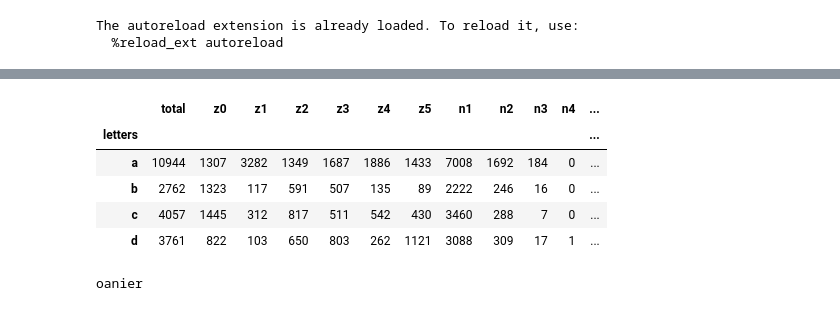
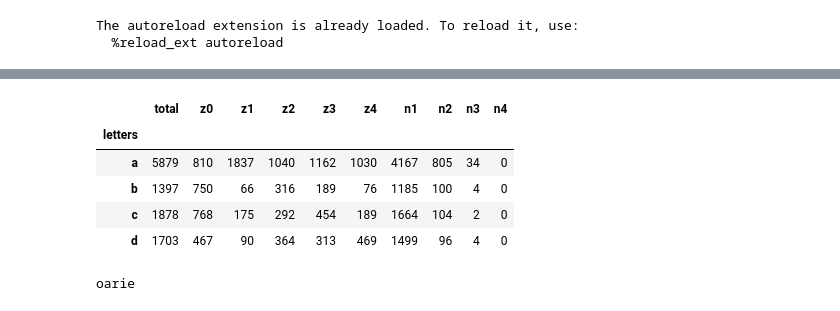
Before and after one commit to mwalpole/makewords, a Jupyter notebook: notebooks/notebook-wordle.ipynb, the cells around one changed output, grey strips where cells are left out. Saved outputs shown, nothing was run; the diff lists cells and outputs as text; code cells hidden in the pictures.

```diff
--- a/notebooks/notebook-wordle.ipynb
+++ b/notebooks/notebook-wordle.ipynb
@@ -34,8 +35,9 @@ from itertools import chain
 import numpy as np
 import pandas as pd
 
-zs = ['z{}'.format(n) for n in range(6)]  # for counting appearances, index 0-5
-ns = ['n{}'.format(n) for n in range(1,7)]  # for counting n appearances per word
+N = 5  # target words with this number of letters
+zs = ['z{}'.format(n) for n in range(N)]  # for counting appearances, index 0-5
+ns = ['n{}'.format(n) for n in range(1,N)]  # for counting n appearances per word
 
 def get_clean_df():
     df = pd.DataFrame(
@@ -63,42 +65,48 @@ df.head(4)
 # %%
 # Begin analysis
 import collections
 
-# Write this out to a file
-six_letter_words = [word.lower() for word in words.words() if len(word)==6]
+# TODO Clean and cache this
+nl_words = [word.lower() for word in words.words() if len(word)==N]
 
 def get_possible_words(df, letters=None, words=None):
-    for word in six_letter_words:
+    for word in nl_words:
         if letters is not None:
             for letter in letters:
                 if letter not in word:
                     continue
         for i,j in enumerate(word):
             df.loc[j]['total'] += 1          # count the word once
             df.loc[j]['z{}'.format(i)] += 1  # count each register
         letter_count = dict(collections.Counter(word))
         for letter,n in letter_count.items():
             df.loc[letter]['n{}'.format(n)] += 1  # count appearances per word
     return df
 
 df = get_possible_words(df)
 df.head(4)
 # %% [output]
-|  | total | z0 | z1 | z2 | z3 | z4 | z5 | n1 | n2 | n3 | n4 | ... |
-| letters |  |  |  |  |  |  |  |  |  |  |  | ... |
-| a | 10944 | 1307 | 3282 | 1349 | 1687 | 1886 | 1433 | 7008 | 1692 | 184 | 0 | ... |
-| b | 2762 | 1323 | 117 | 591 | 507 | 135 | 89 | 2222 | 246 | 16 | 0 | ... |
-| c | 4057 | 1445 | 312 | 817 | 511 | 542 | 430 | 3460 | 288 | 7 | 0 | ... |
-| d | 3761 | 822 | 103 | 650 | 803 | 262 | 1121 | 3088 | 309 | 17 | 1 | ... |
+|  | total | z0 | z1 | z2 | z3 | z4 | n1 | n2 | n3 | n4 |
+| letters |  |  |  |  |  |  |  |  |  |  |
+| a | 5879 | 810 | 1837 | 1040 | 1162 | 1030 | 4167 | 805 | 34 | 0 |
+| b | 1397 | 750 | 66 | 316 | 189 | 76 | 1185 | 100 | 4 | 0 |
+| c | 1878 | 768 | 175 | 292 | 454 | 189 | 1664 | 104 | 2 | 0 |
+| d | 1703 | 467 | 90 | 364 | 313 | 469 | 1499 | 96 | 4 | 0 |
 # %%
 def first_guess(df):
     # Take the most common letters
-    chars = df['total'].sort_values(axis='index', ascending=False).head(6).keys().to_list()
+    chars = (
+        df['total']
+        .sort_values(axis='index', ascending=False)
+        # .head(N)
+        .keys()
+        .to_list()
+    )
 
     # Find words containing the most common letters with no repeats
     occurrences_by_register = (
         df.sort_values(by='total', ascending=False)
-          .head(6)[zs]
+          .head(N)[zs]
           .stack()
           .sort_values(axis='index', ascending=False)
           .keys()
@@ -121,4 +129,4 @@ def first_guess(df):
 res = first_guess(df)
 print(res)
 # %% [output]
-oanier
+oarie
```
Also changed, not shown: parts of 5 cells of this notebook, 3 other files.
